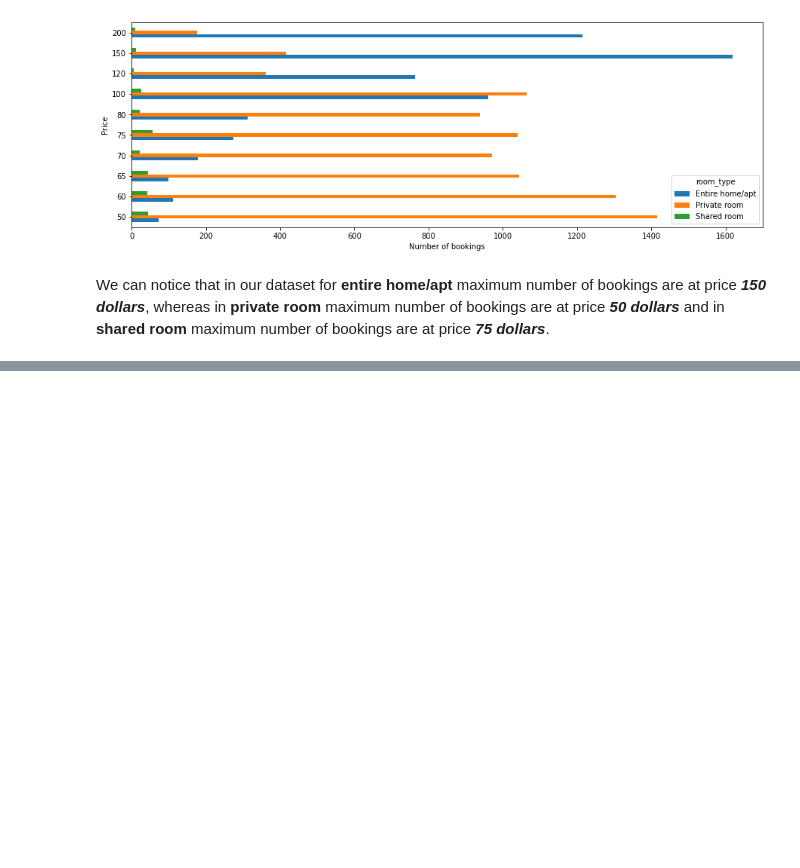
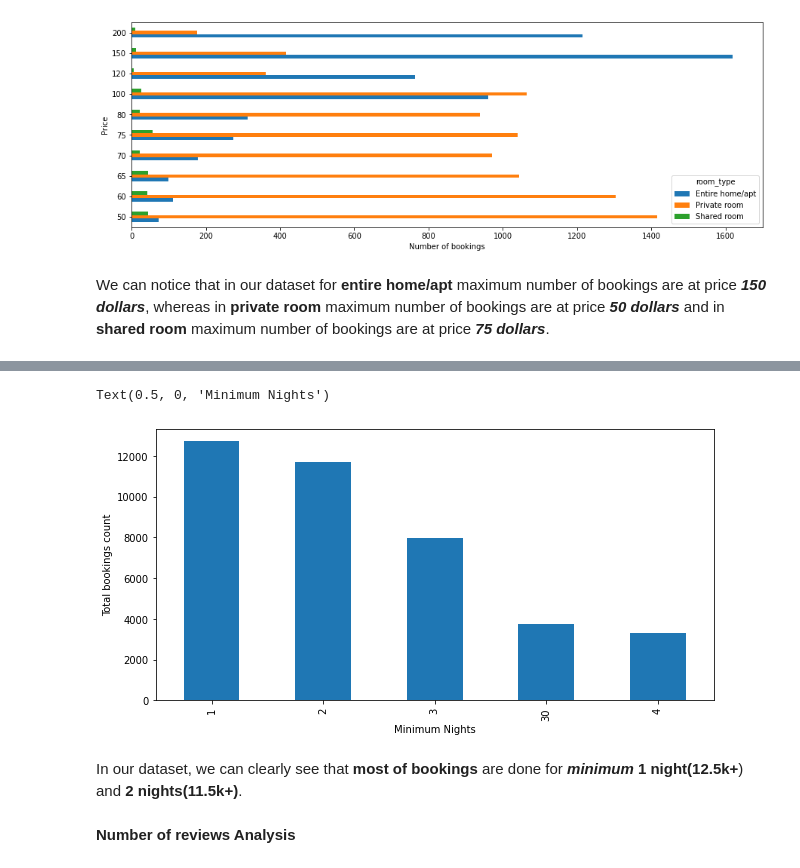
Before and after one commit to abhinavsingh-github/airbnb-booking-analysis, a Jupyter notebook: Abhinav_Singh_Airbnb_Bookings_Analysis_Capstone_Project.ipynb, the cells around one changed output, grey strips where cells are left out. Saved outputs shown, nothing was run; the diff lists cells and outputs as text; code cells hidden in the pictures; blank space fills up the shorter version.

```diff
--- a/Abhinav_Singh_Airbnb_Bookings_Analysis_Capstone_Project.ipynb
+++ b/Abhinav_Singh_Airbnb_Bookings_Analysis_Capstone_Project.ipynb
@@ -368,0 +442,12 @@ We can notice that in our dataset for **entire home/apt** maximum number of book
+# %%
+min_night.plot(kind="bar", figsize=(10,5))
+
+plt.ylabel('Total bookings count')
+plt.xlabel('Minimum Nights')
+# %% [output]
+Text(0.5, 0, 'Minimum Nights')
+[figure, added]
+# %% [markdown]
+In our dataset, we can clearly see that **most of bookings** are done for ***minimum*** **1 night(12.5k+**) and **2 nights(11.5k+)**.
+# %% [markdown]
+**Number of reviews Analysis**
```
Also changed, not shown: parts of 22 cells of this notebook.
